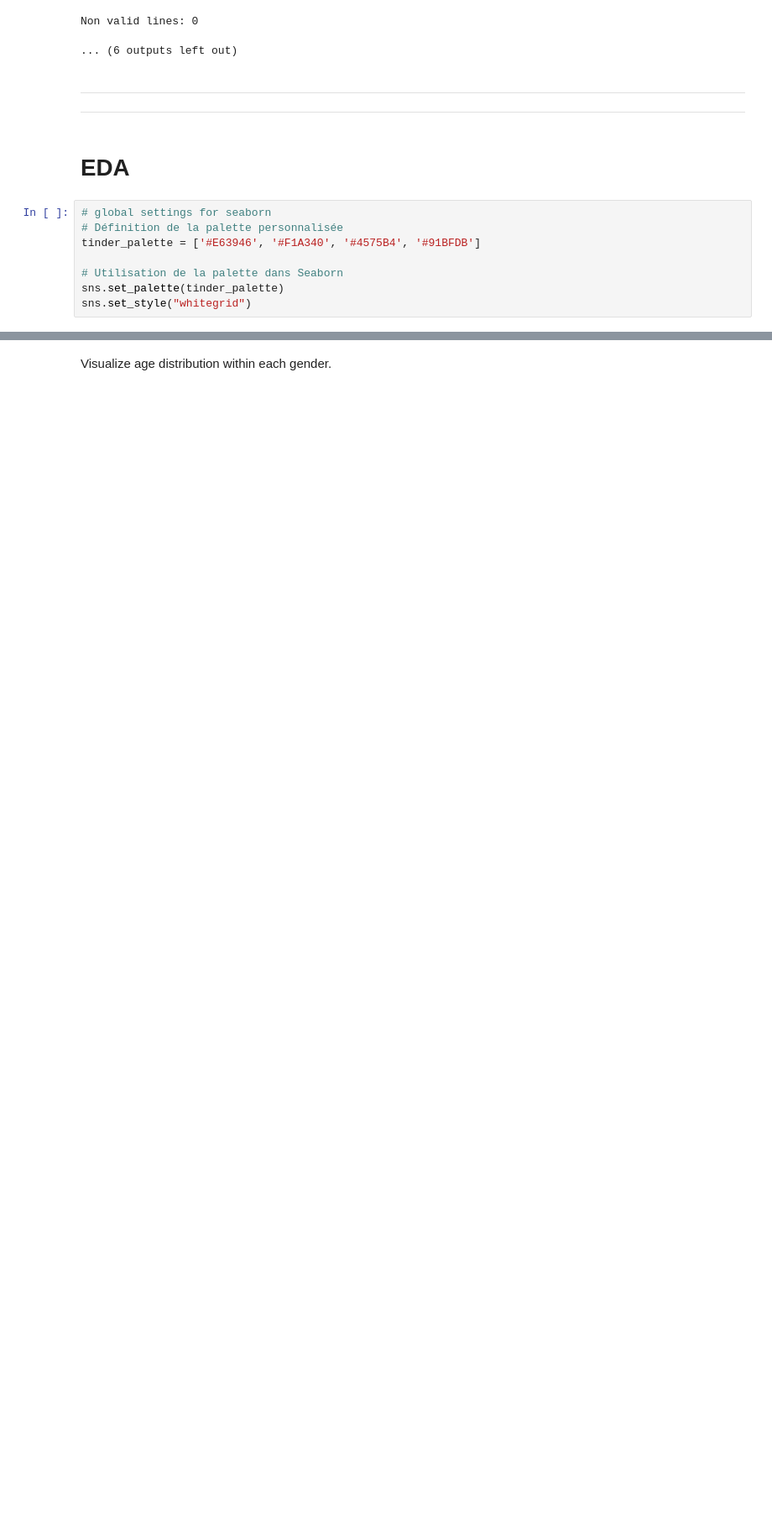
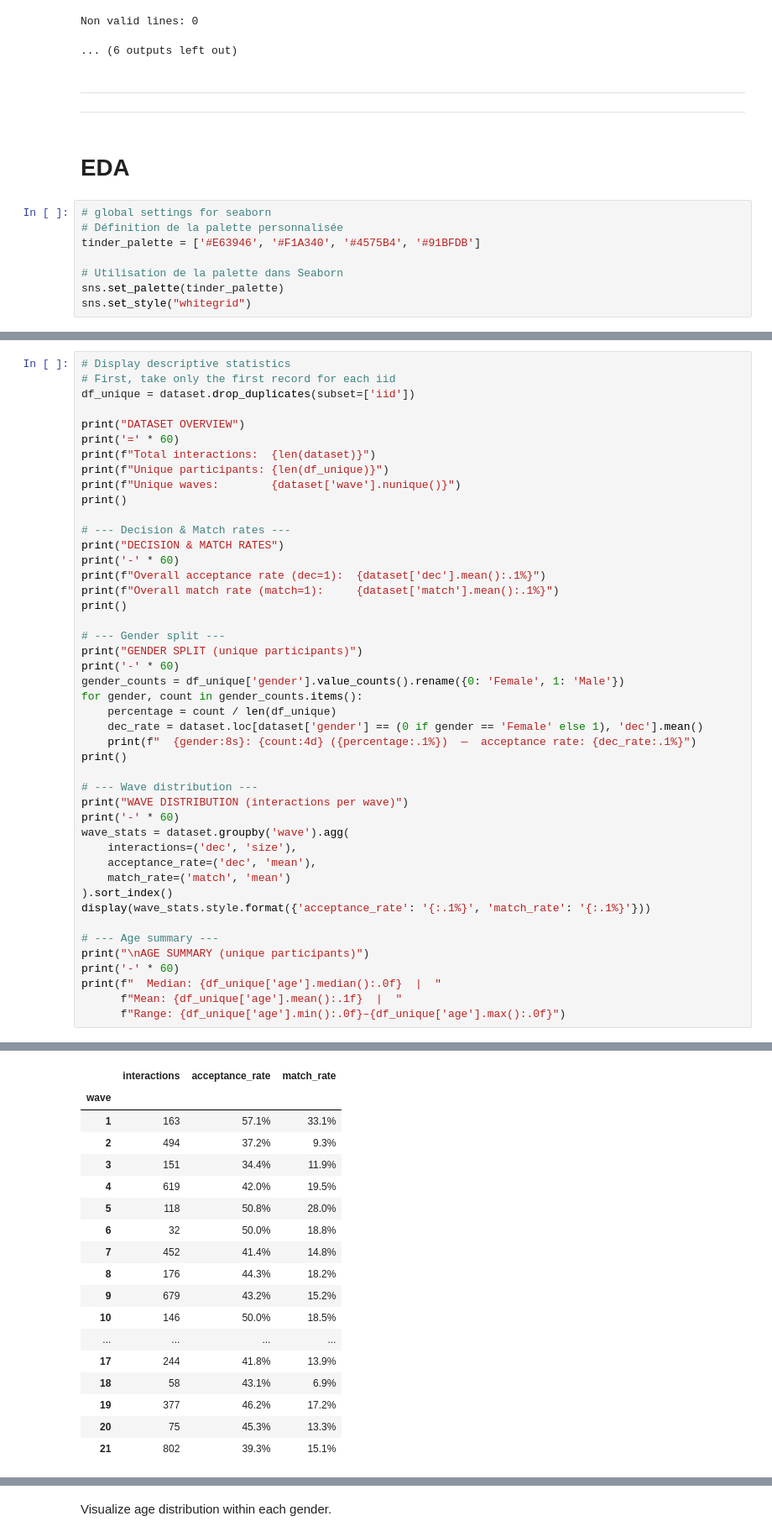
Before and after one commit to f-msngr/eda-tinder, a Jupyter notebook: notebooks/eda.ipynb, the cells around one changed output, grey strips where cells are left out. Shown at 84% size. Drawn from its saved outputs; the diff is of its cells as text; blank space fills up the shorter version.

Commit message:
Add descriptive statistics

```diff
--- a/notebooks/eda.ipynb
+++ b/notebooks/eda.ipynb
@@ -1064,0 +1066,46 @@ sns.set_style("whitegrid")
+# %%
+# Display descriptive statistics
+# First, take only the first record for each iid
+df_unique = dataset.drop_duplicates(subset=['iid'])
+
+print("DATASET OVERVIEW")
+print('=' * 60)
+print(f"Total interactions:  {len(dataset)}")
+print(f"Unique participants: {len(df_unique)}")
+print(f"Unique waves:        {dataset['wave'].nunique()}")
+print()
+
+# --- Decision & Match rates ---
+print("DECISION & MATCH RATES")
+print('-' * 60)
+print(f"Overall acceptance rate (dec=1):  {dataset['dec'].mean():.1%}")
+print(f"Overall match rate (match=1):     {dataset['match'].mean():.1%}")
+print()
+
+# --- Gender split ---
+print("GENDER SPLIT (unique participants)")
+print('-' * 60)
+gender_counts = df_unique['gender'].value_counts().rename({0: 'Female', 1: 'Male'})
+for gender, count in gender_counts.items():
+    percentage = count / len(df_unique)
+    dec_rate = dataset.loc[dataset['gender'] == (0 if gender == 'Female' else 1), 'dec'].mean()
+    print(f"  {gender:8s}: {count:4d} ({percentage:.1%})  —  acceptance rate: {dec_rate:.1%}")
+print()
+
+# --- Wave distribution ---
+print("WAVE DISTRIBUTION (interactions per wave)")
+print('-' * 60)
+wave_stats = dataset.groupby('wave').agg(
+    interactions=('dec', 'size'),
+    acceptance_rate=('dec', 'mean'),
+    match_rate=('match', 'mean')
+).sort_index()
+display(wave_stats.style.format({'acceptance_rate': '{:.1%}', 'match_rate': '{:.1%}'}))
+
+# --- Age summary ---
+print("\nAGE SUMMARY (unique participants)")
+print('-' * 60)
+print(f"  Median: {df_unique['age'].median():.0f}  |  "
+      f"Mean: {df_unique['age'].mean():.1f}  |  "
+      f"Range: {df_unique['age'].min():.0f}–{df_unique['age'].max():.0f}")
+# %% [output]
@@ -1064,0 +1130,18 @@ sns.set_style("whitegrid")
+|  | interactions | acceptance_rate | match_rate |
+| wave |  |  |  |
+| 1 | 163 | 57.1% | 33.1% |
+| 2 | 494 | 37.2% | 9.3% |
+| 3 | 151 | 34.4% | 11.9% |
+| 4 | 619 | 42.0% | 19.5% |
+| 5 | 118 | 50.8% | 28.0% |
+| 6 | 32 | 50.0% | 18.8% |
+| 7 | 452 | 41.4% | 14.8% |
+| 8 | 176 | 44.3% | 18.2% |
+| 9 | 679 | 43.2% | 15.2% |
+| 10 | 146 | 50.0% | 18.5% |
+| ... | ... | ... | ... |
+| 17 | 244 | 41.8% | 13.9% |
+| 18 | 58 | 43.1% | 6.9% |
+| 19 | 377 | 46.2% | 17.2% |
+| 20 | 75 | 45.3% | 13.3% |
+| 21 | 802 | 39.3% | 15.1% |
```
Also changed, not shown: parts of 6 cells of this notebook.
